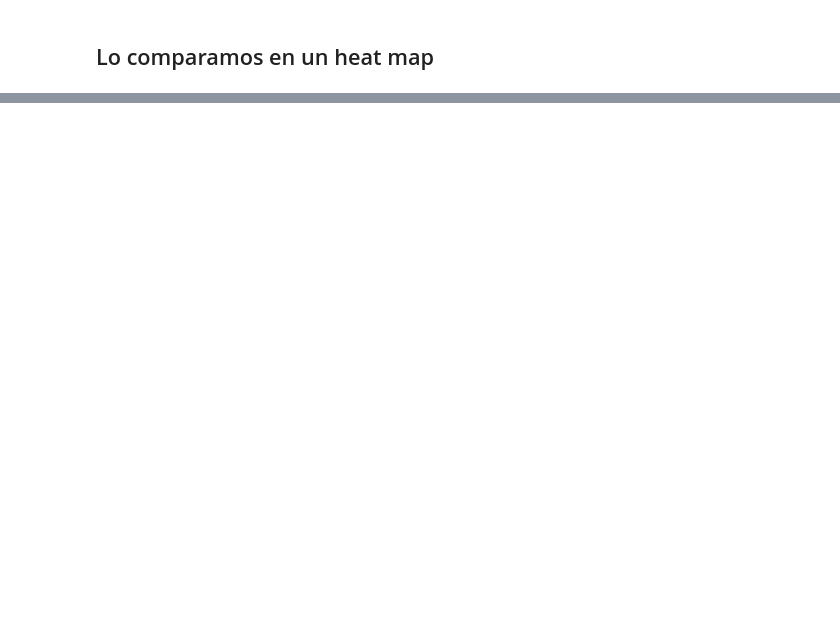
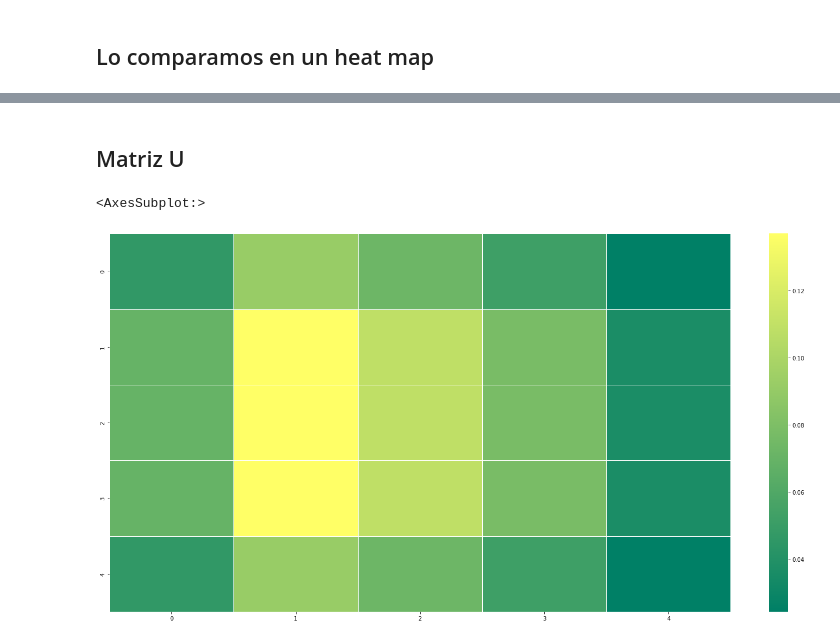
Before and after one commit to arfernandez2000/SIA, a Jupyter notebook: TP4/kohonen/kohonen_notebook.ipynb, the cells around one changed output, grey strips where cells are left out. Saved outputs shown, nothing was run; the diff lists cells and outputs as text; code cells hidden in the pictures; blank space fills up the shorter version.

```diff
--- a/TP4/kohonen/kohonen_notebook.ipynb
+++ b/TP4/kohonen/kohonen_notebook.ipynb
@@ -134,0 +152,26 @@ sns.heatmap(values, annot=True, center=0, ax=ax, cmap='summer')
+# %% [markdown]
+## Matriz U
+# %%
+u_values = np.zeros((k,k),float)
+
+def get_neighbors(i,j):
+  return [(i,j+1), (i+1,j), (i+1,j+1), (i,j-1), (i-1,j), (i-1,j-1), (i-1, j+1), (i+1, j-1)]
+
+for i in range(k):
+  for j in range(k):
+    w = grid[i,j].weights
+    neighbors = get_neighbors(i,j)
+    distances = []
+    for n in neighbors:
+      x, y = n[0], n[1]
+      if x >= 0 and y >= 0 and x < k and y < k:
+        neighbor_neuron_w = grid[x,y].weights
+        dist = np.linalg.norm(w-neighbor_neuron_w)
+        distances.append(dist)
+    u_values[i][j] = (sum(distances)/len(neighbors))
+
+fig, ax = plt.subplots(figsize=(20,10))
+sns.heatmap(u_values,cmap='summer',linewidths=.5, ax=ax )
+# %% [output]
+<AxesSubplot:>
+[figure, added]
```
Also changed, not shown: parts of 3 cells of this notebook.
